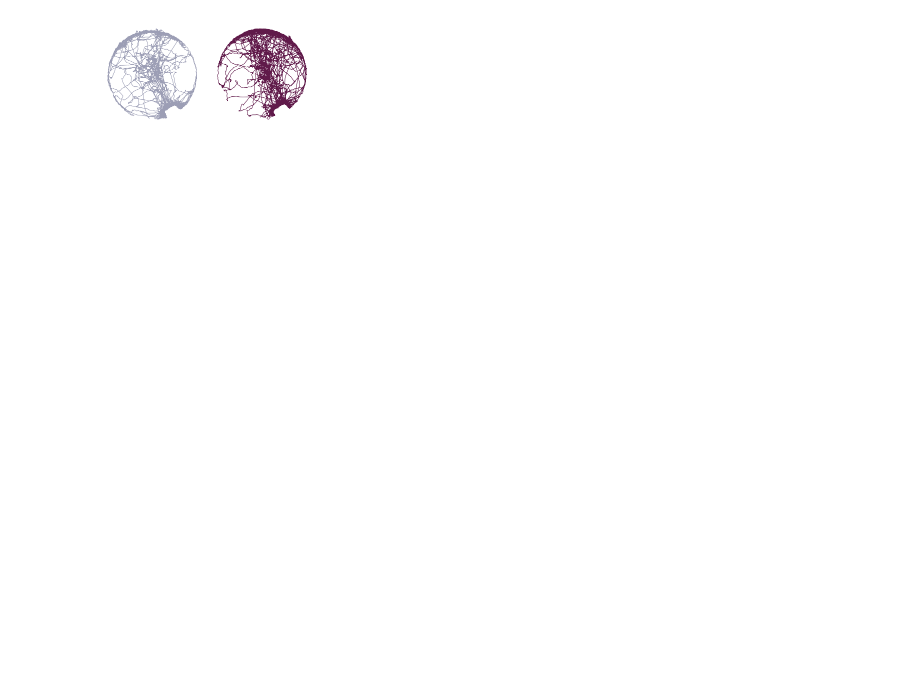
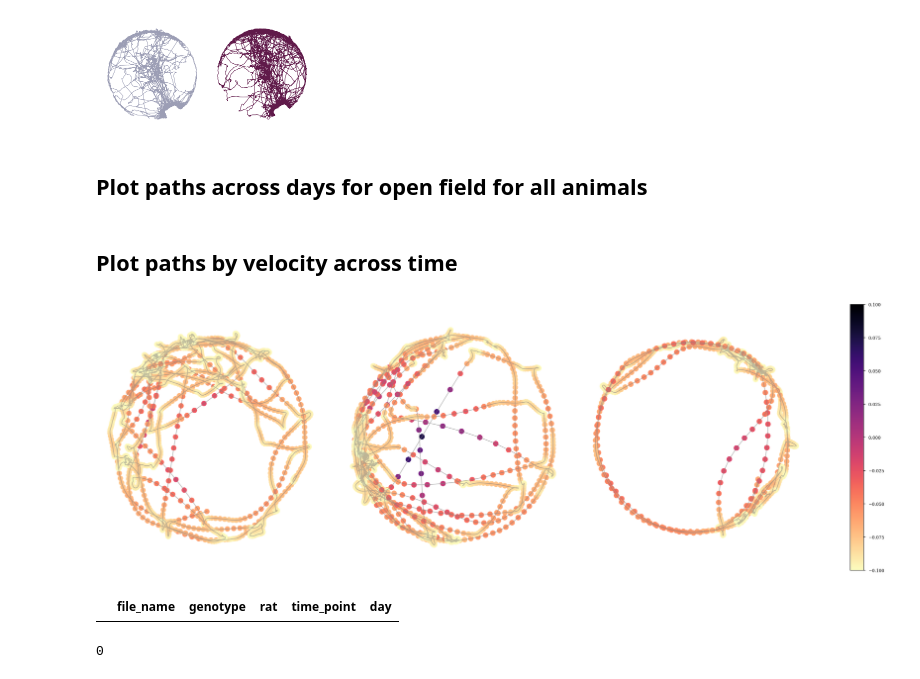
Before and after one commit to lolaBerkowitz/TgF344-AD_Open_Field, a Jupyter notebook: notebooks/rodent_paths.ipynb, the cells around one changed output. Cells and saved outputs as stored; diff of their text form; code cells hidden in the pictures; blank space fills up the shorter version.

Commit message:
added small path plots with velocity colormap

```diff
--- a/notebooks/rodent_paths.ipynb
+++ b/notebooks/rodent_paths.ipynb
@@ -81,3 +113,55 @@ axs[1].set_aspect('equal','box')
 plt.savefig(fig_save_path+'paths_d1.svg',dpi=300,bbox_inches='tight')
 # %% [output]
 [figure]
+# %% [markdown]
+## Plot paths across days for open field for all animals
+# %%
+small_of_paths = '/Users/lauraberkowitz/github/TgF344-AD_Open_Field/notebooks/data/small_of_paths/'
+# %%
+# first create dataframe for ease of identifying mice
+path_list = glob.glob(small_of_paths+'*.csv')
+df = pd.DataFrame(columns=['file_name','genotype','rat','time_point','day'], index=range(len(path_list)))
+
+for idx, path in enumerate(path_list):
+    temp_name = os.path.splitext(os.path.basename(path))[0].split('_')
+    df.loc[idx].file_name = os.path.basename(path)
+    df.loc[idx].genotype = temp_name[0]
+    df.loc[idx].rat = temp_name[1]
+    df.loc[idx].time_point = temp_name[2]
+    df.loc[idx].day = temp_name[3]
+# %% [markdown]
+## Plot paths by velocity across time
+# %%
+vel_cmap,vel_vec = factor_norm_cmap(df,small_of_paths,"velocity")
+# %%
+temp_df_1 = pd.read_csv(small_of_paths+df.file_name[0])
+temp_df_2 = pd.read_csv(small_of_paths+df.file_name[1])
+temp_df_3 = pd.read_csv(small_of_paths+df.file_name[2])
+
+#
+
+fig, axs = plt.subplots(1,3, figsize=set_size('thesis', fraction=5, subplots=(1, 2)), edgecolor='w')
+fig.subplots_adjust(hspace = .1, wspace=.1)
+
+axs[0].scatter(temp_df_1.x,temp_df_1.y,c = cm.magma_r(np.round(temp_df_1.velocity,2)/np.nanmax(vel_vec)),edgecolor='none',s = 100 )
+axs[0].plot(temp_df_1.x,temp_df_1.y,c='gray',alpha = .5)
+
+axs[1].scatter(temp_df_2.x,temp_df_2.y,c = cm.magma_r(np.round(temp_df_2.velocity,2)/np.nanmax(vel_vec)),s = 100 )
+axs[1].plot(temp_df_2.x,temp_df_2.y,c='gray',alpha = .5)
+
+axs[2].scatter(temp_df_3.x,temp_df_3.y,c = cm.magma_r(np.round(temp_df_3.velocity,2)/np.nanmax(vel_vec)),s = 100 )
+axs[2].plot(temp_df_3.x,temp_df_3.y,c='gray',alpha = .5)
+
+axs[0].axis('off')
+axs[1].axis('off')
+axs[2].axis('off')
+
+axs[0].set_aspect('equal','box')
+axs[1].set_aspect('equal','box')
+axs[2].set_aspect('equal','box')
+
+
+fig.colorbar(vel_cmap,ax=axs)
+plt.show()
+# %% [output]
+[figure, added]
@@ -83,0 +188,11 @@ plt.savefig(fig_save_path+'paths_d1.svg',dpi=300,bbox_inches='tight')
+# %%
+rats = np.unique(df.rat)
+days = np.unique(df.day)
+
+df.loc[(df.rat == rats[1]) & (df.time_point == 12)]
+# %% [output]
+|  | file_name | genotype | rat | time_point | day |
+# %%
+np.sum((df.rat == rats[2]) & (df.time_point == 12))
+# %% [output]
+0
```
Also changed, not shown: parts of 5 cells of this notebook.
